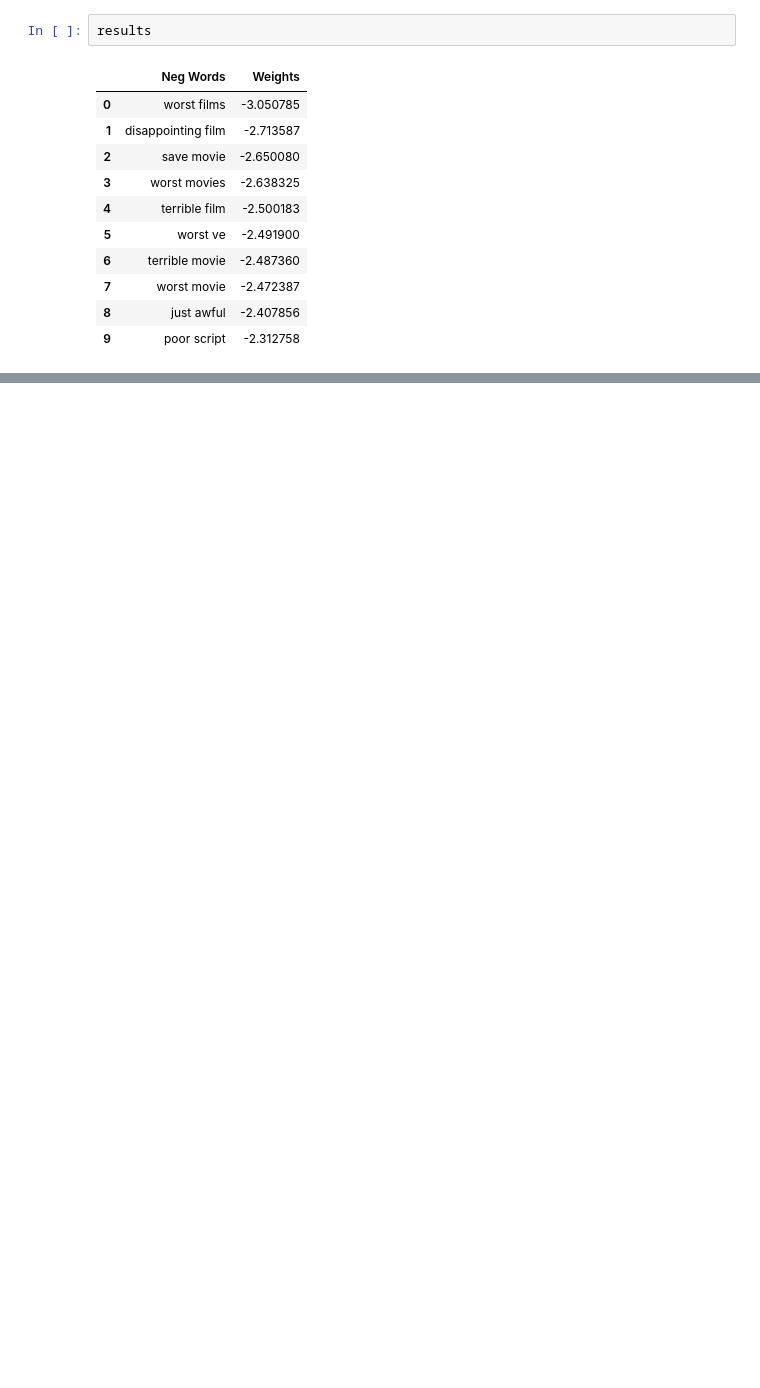
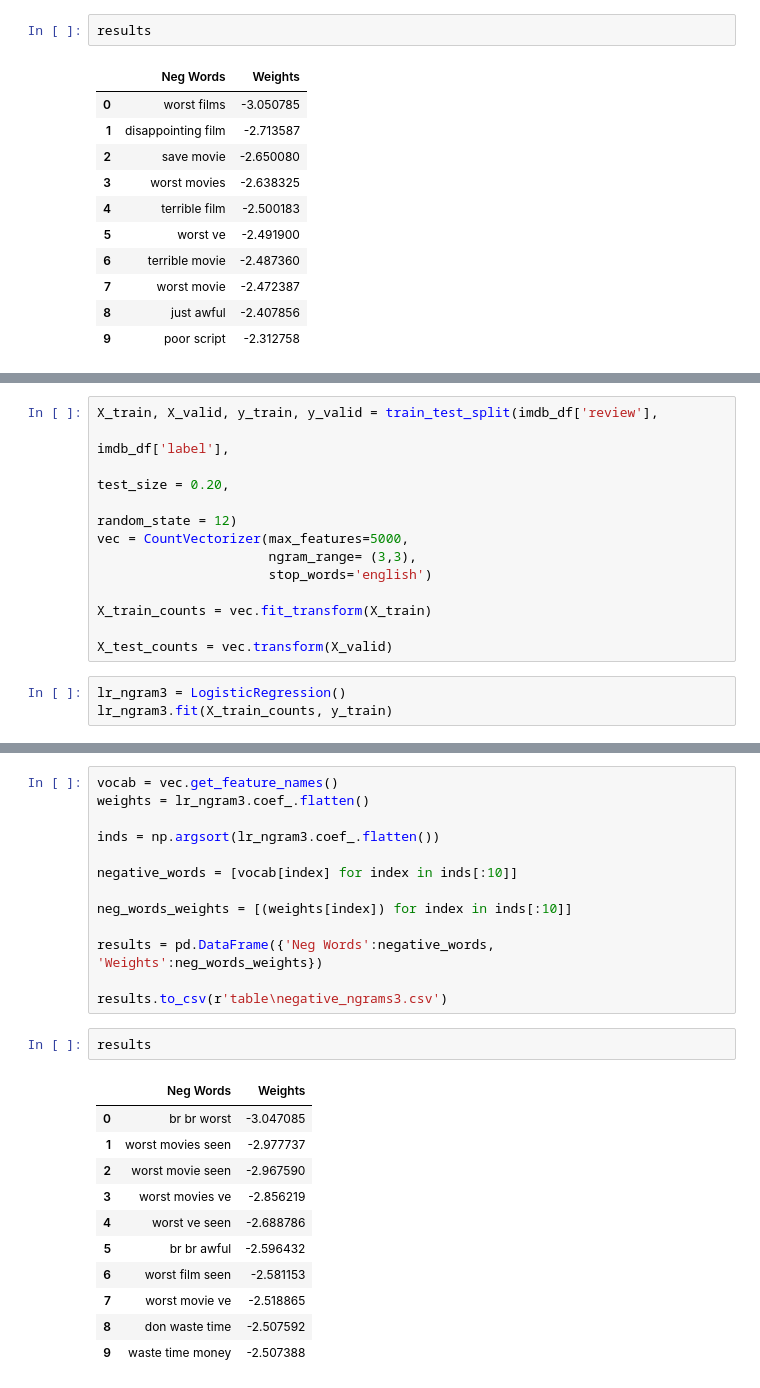
Before and after one commit to MrThomasPin/what-is-mst3k, a Jupyter notebook: imdb_mst3k.ipynb, the cells around one changed output, grey strips where cells are left out. Saved outputs shown, nothing was run; the diff lists cells and outputs as text; blank space fills up the shorter version.

```diff
--- a/imdb_mst3k.ipynb
+++ b/imdb_mst3k.ipynb
@@ -240,0 +317,15 @@ results
+# %%
+X_train, X_valid, y_train, y_valid = train_test_split(imdb_df['review'],
+                                                                        imdb_df['label'],
+                                                                        test_size = 0.20,
+                                                                        random_state = 12)
+vec = CountVectorizer(max_features=5000,
+                      ngram_range= (3,3),
+                      stop_words='english')
+
+X_train_counts = vec.fit_transform(X_train)
+
+X_test_counts = vec.transform(X_valid)
+# %%
+lr_ngram3 = LogisticRegression()
+lr_ngram3.fit(X_train_counts, y_train)
@@ -240,0 +345,27 @@ results
+# %%
+vocab = vec.get_feature_names()
+weights = lr_ngram3.coef_.flatten()
+
+inds = np.argsort(lr_ngram3.coef_.flatten())
+
+negative_words = [vocab[index] for index in inds[:10]]
+
+neg_words_weights = [(weights[index]) for index in inds[:10]]
+
+results = pd.DataFrame({'Neg Words':negative_words, 'Weights':neg_words_weights})
+
+results.to_csv(r'table\negative_ngrams3.csv')
+# %%
+results
+# %% [output]
+|  | Neg Words | Weights |
+| 0 | br br worst | -3.047085 |
+| 1 | worst movies seen | -2.977737 |
+| 2 | worst movie seen | -2.967590 |
+| 3 | worst movies ve | -2.856219 |
+| 4 | worst ve seen | -2.688786 |
+| 5 | br br awful | -2.596432 |
+| 6 | worst film seen | -2.581153 |
+| 7 | worst movie ve | -2.518865 |
+| 8 | don waste time | -2.507592 |
+| 9 | waste time money | -2.507388 |
```
Also changed, not shown: parts of 23 cells of this notebook.
